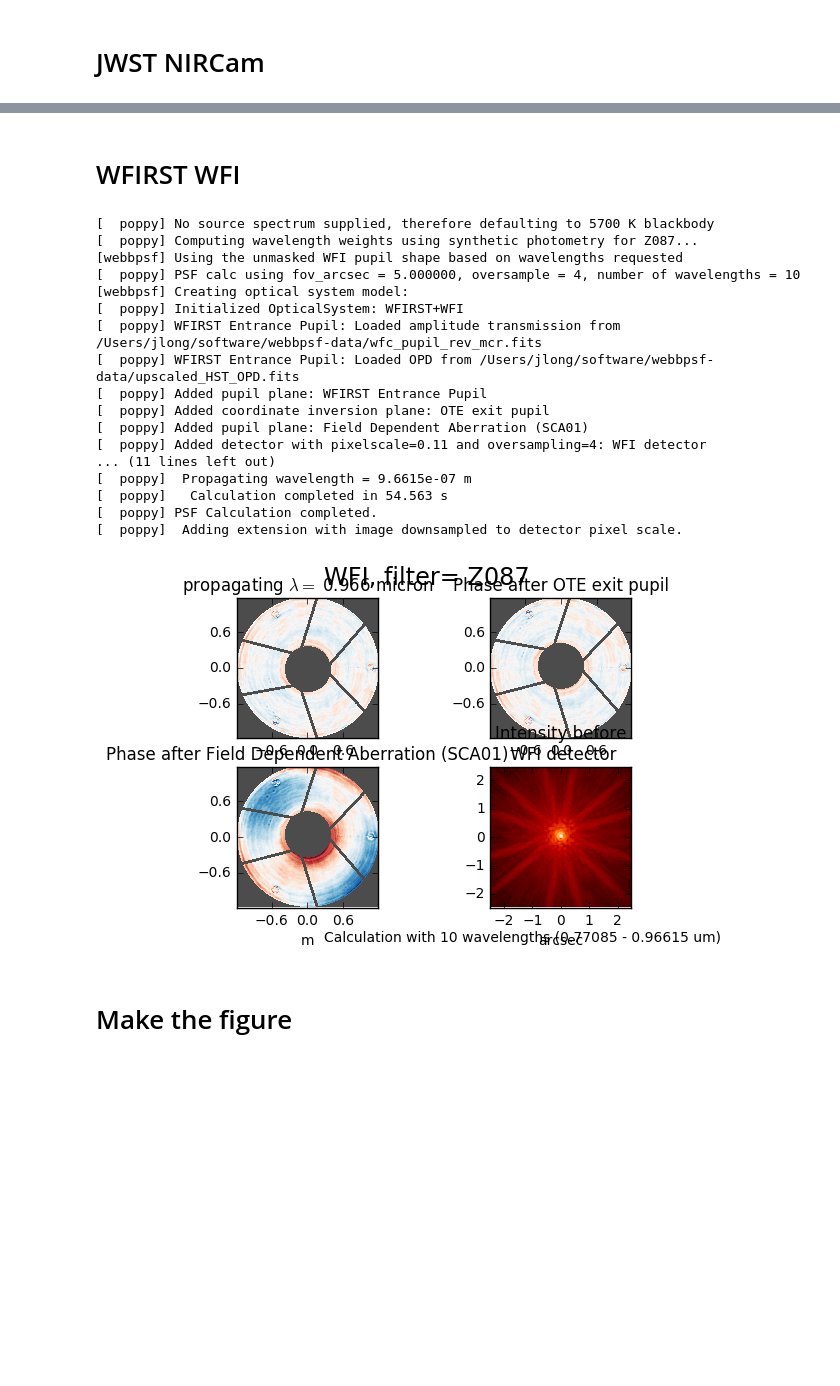
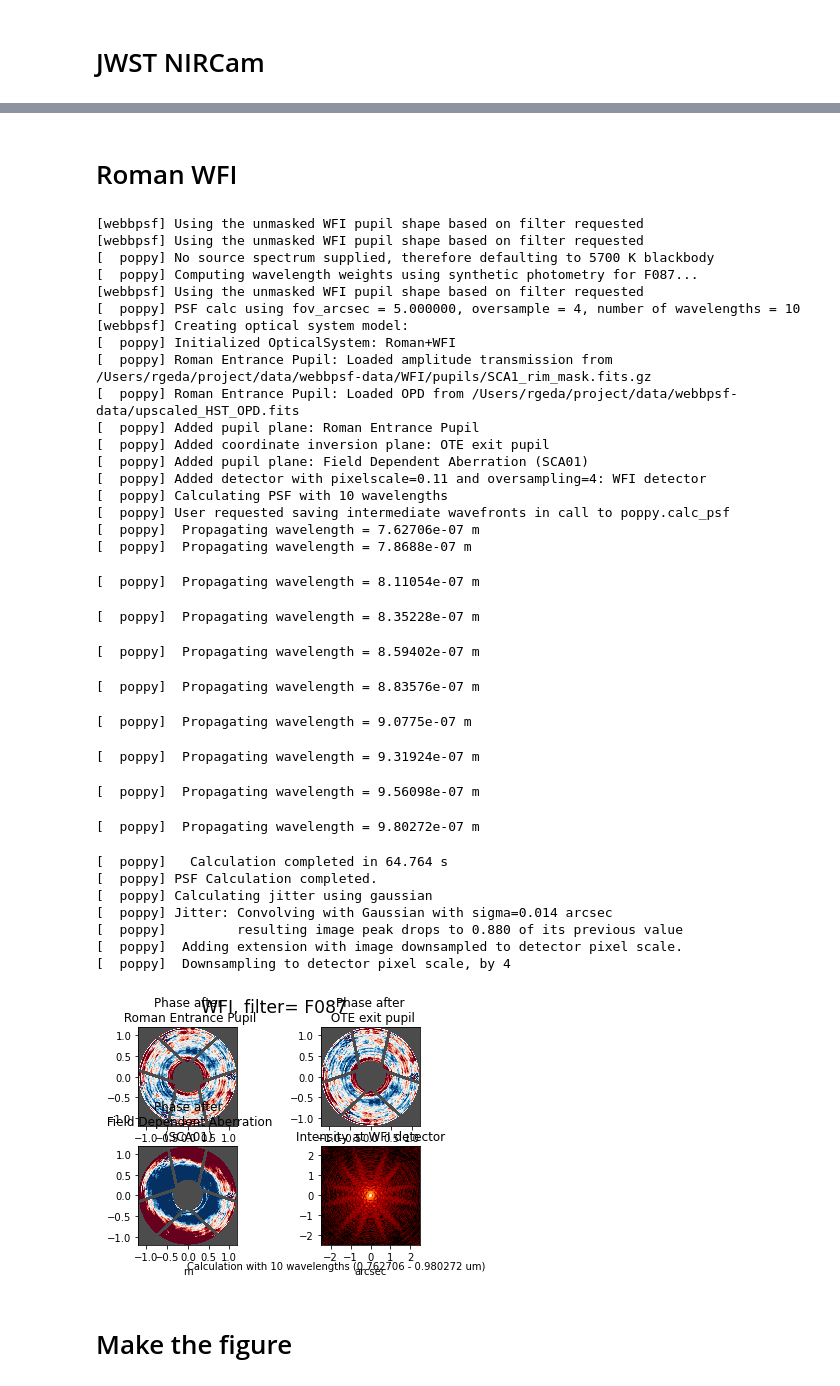
Before and after one commit to spacetelescope/webbpsf, a Jupyter notebook: docs/README figure.ipynb, the cells around one changed output, grey strips where cells are left out. Drawn from its saved outputs; the diff is of its cells as text; code cells hidden in the pictures; blank space fills up the shorter version.

```diff
--- a/docs/README figure.ipynb
+++ b/docs/README figure.ipynb
@@ -38,28 +60,44 @@ psf, interm = nc.calc_psf(display=True, return_intermediates=True)
 # %% [markdown]
-# WFIRST WFI
+# Roman WFI
 # %%
-wfi = wfirst.WFI()
-wfi.filter = 'Z087'
+wfi = roman.WFI()
+wfi.filter = 'F087'
 wpsf, winterm = wfi.calc_psf(display=True, return_intermediates=True)
 # %% [output]
+[webbpsf] Using the unmasked WFI pupil shape based on filter requested
+[webbpsf] Using the unmasked WFI pupil shape based on filter requested
 [  poppy] No source spectrum supplied, therefore defaulting to 5700 K blackbody
-[  poppy] Computing wavelength weights using synthetic photometry for Z087...
-[webbpsf] Using the unmasked WFI pupil shape based on wavelengths requested
+[  poppy] Computing wavelength weights using synthetic photometry for F087...
+[webbpsf] Using the unmasked WFI pupil shape based on filter requested
 [  poppy] PSF calc using fov_arcsec = 5.000000, oversample = 4, number of wavelengths = 10
 [webbpsf] Creating optical system model:
-[  poppy] Initialized OpticalSystem: WFIRST+WFI
-[  poppy] WFIRST Entrance Pupil: Loaded amplitude transmission from /Users/jlong/software/webbpsf-data/wfc_pupil_rev_mcr.fits
-[  poppy] WFIRST Entrance Pupil: Loaded OPD from /Users/jlong/software/webbpsf-data/upscaled_HST_OPD.fits
-[  poppy] Added pupil plane: WFIRST Entrance Pupil
+[  poppy] Initialized OpticalSystem: Roman+WFI
+[  poppy] Roman Entrance Pupil: Loaded amplitude transmission from /Users/rgeda/project/data/webbpsf-data/WFI/pupils/SCA1_rim_mask.fits.gz
+[  poppy] Roman Entrance Pupil: Loaded OPD from /Users/rgeda/project/data/webbpsf-data/upscaled_HST_OPD.fits
+[  poppy] Added pupil plane: Roman Entrance Pupil
 [  poppy] Added coordinate inversion plane: OTE exit pupil
 [  poppy] Added pupil plane: Field Dependent Aberration (SCA01)
 [  poppy] Added detector with pixelscale=0.11 and oversampling=4: WFI detector
-... (11 lines left out)
-[  poppy]  Propagating wavelength = 9.6615e-07 m
-[  poppy]   Calculation completed in 54.563 s
-[  poppy] PSF Calculation completed.
-[  poppy]  Adding extension with image downsampled to detector pixel scale.
+[  poppy] Calculating PSF with 10 wavelengths
+[  poppy] User requested saving intermediate wavefronts in call to poppy.calc_psf
+[  poppy]  Propagating wavelength = 7.62706e-07 m
+[  poppy]  Propagating wavelength = 7.8688e-07 m
+[  poppy]  Propagating wavelength = 8.11054e-07 m
+[  poppy]  Propagating wavelength = 8.35228e-07 m
+[  poppy]  Propagating wavelength = 8.59402e-07 m
+[  poppy]  Propagating wavelength = 8.83576e-07 m
+[  poppy]  Propagating wavelength = 9.0775e-07 m
+[  poppy]  Propagating wavelength = 9.31924e-07 m
+[  poppy]  Propagating wavelength = 9.56098e-07 m
+[  poppy]  Propagating wavelength = 9.80272e-07 m
+[  poppy]   Calculation completed in 64.764 s
+[  poppy] PSF Calculation completed.
+[  poppy] Calculating jitter using gaussian
+[  poppy] Jitter: Convolving with Gaussian with sigma=0.014 arcsec
+[  poppy]         resulting image peak drops to 0.880 of its previous value
+[  poppy]  Adding extension with image downsampled to detector pixel scale.
+[  poppy]  Downsampling to detector pixel scale, by 4
-[figure, old version]
+[figure, new version]
 # %% [markdown]
 # Make the figure
 # %%
```
Also changed, not shown: parts of 3 cells of this notebook, 1 other file.
